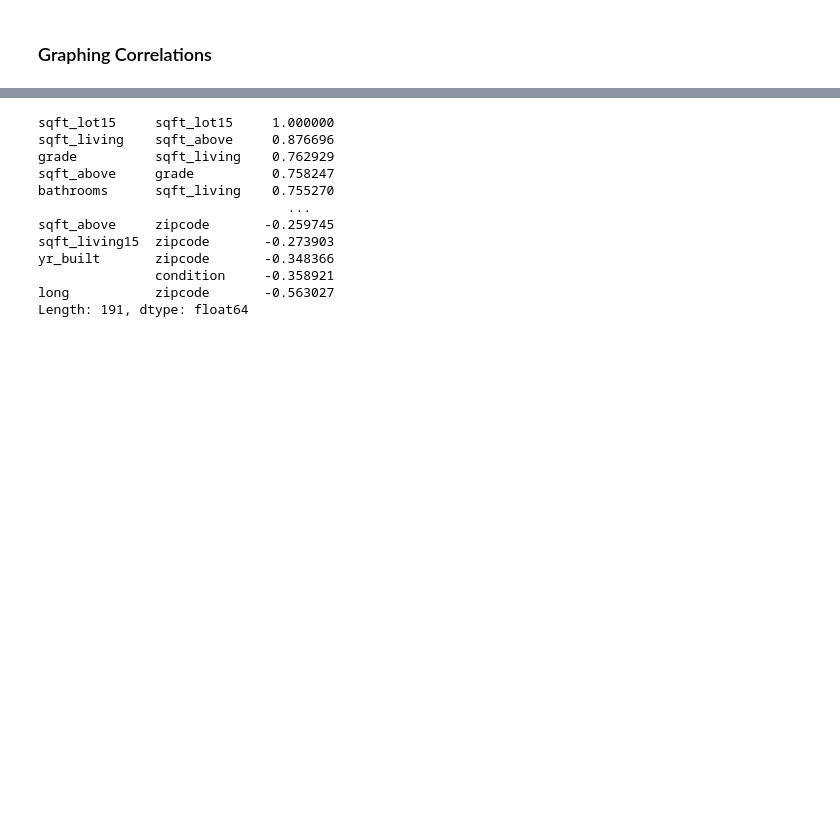
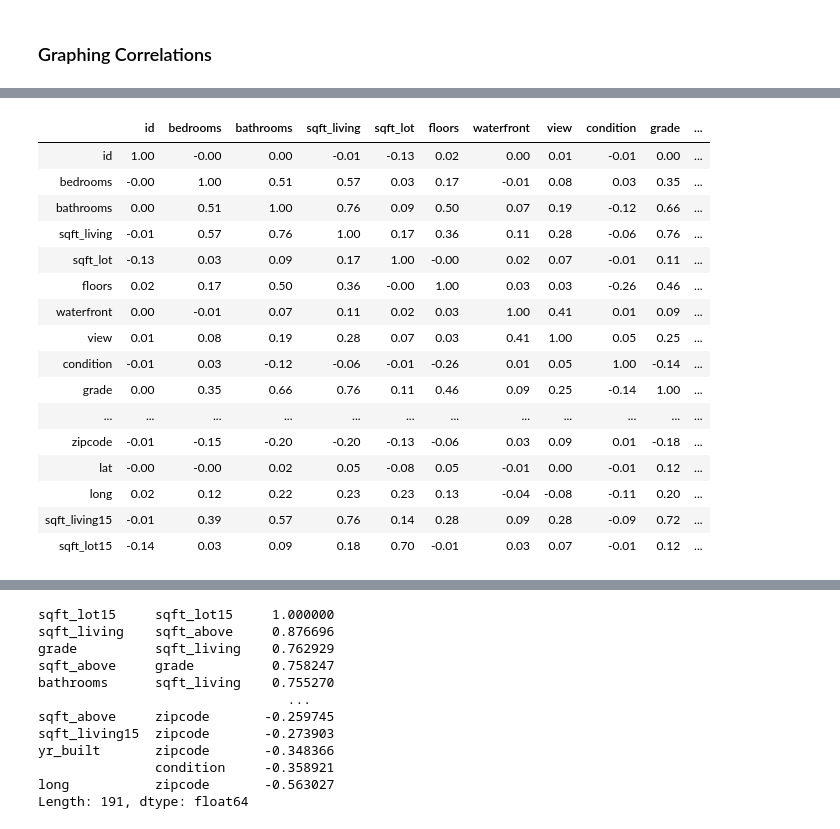
Before and after one commit to BenJMcCarty/Workbooks, a Jupyter notebook: P2_Project/Project_2_Workbook.ipynb, the cells around one changed output, grey strips where cells are left out. Saved outputs shown, nothing was run; the diff lists cells and outputs as text; code cells hidden in the pictures; blank space fills up the shorter version.

```diff
--- a/P2_Project/Project_2_Workbook.ipynb
+++ b/P2_Project/Project_2_Workbook.ipynb
@@ -202,0 +160,22 @@ corr.style.background_gradient(cmap='coolwarm')
+# %%
+## Get the correlation matrix for the data (without the target)
+corr = df.drop('price',axis=1).corr()
+corr.round(2)
+# %% [output]
+|  | id | bedrooms | bathrooms | sqft_living | sqft_lot | floors | waterfront | view | condition | grade | ... |
+| id | 1.00 | -0.00 | 0.00 | -0.01 | -0.13 | 0.02 | 0.00 | 0.01 | -0.01 | 0.00 | ... |
+| bedrooms | -0.00 | 1.00 | 0.51 | 0.57 | 0.03 | 0.17 | -0.01 | 0.08 | 0.03 | 0.35 | ... |
+| bathrooms | 0.00 | 0.51 | 1.00 | 0.76 | 0.09 | 0.50 | 0.07 | 0.19 | -0.12 | 0.66 | ... |
+| sqft_living | -0.01 | 0.57 | 0.76 | 1.00 | 0.17 | 0.36 | 0.11 | 0.28 | -0.06 | 0.76 | ... |
+| sqft_lot | -0.13 | 0.03 | 0.09 | 0.17 | 1.00 | -0.00 | 0.02 | 0.07 | -0.01 | 0.11 | ... |
+| floors | 0.02 | 0.17 | 0.50 | 0.36 | -0.00 | 1.00 | 0.03 | 0.03 | -0.26 | 0.46 | ... |
+| waterfront | 0.00 | -0.01 | 0.07 | 0.11 | 0.02 | 0.03 | 1.00 | 0.41 | 0.01 | 0.09 | ... |
+| view | 0.01 | 0.08 | 0.19 | 0.28 | 0.07 | 0.03 | 0.41 | 1.00 | 0.05 | 0.25 | ... |
+| condition | -0.01 | 0.03 | -0.12 | -0.06 | -0.01 | -0.26 | 0.01 | 0.05 | 1.00 | -0.14 | ... |
+| grade | 0.00 | 0.35 | 0.66 | 0.76 | 0.11 | 0.46 | 0.09 | 0.25 | -0.14 | 1.00 | ... |
+| ... | ... | ... | ... | ... | ... | ... | ... | ... | ... | ... | ... |
+| zipcode | -0.01 | -0.15 | -0.20 | -0.20 | -0.13 | -0.06 | 0.03 | 0.09 | 0.01 | -0.18 | ... |
+| lat | -0.00 | -0.00 | 0.02 | 0.05 | -0.08 | 0.05 | -0.01 | 0.00 | -0.01 | 0.12 | ... |
+| long | 0.02 | 0.12 | 0.22 | 0.23 | 0.23 | 0.13 | -0.04 | -0.08 | -0.11 | 0.20 | ... |
+| sqft_living15 | -0.01 | 0.39 | 0.57 | 0.76 | 0.14 | 0.28 | 0.09 | 0.28 | -0.09 | 0.72 | ... |
+| sqft_lot15 | -0.14 | 0.03 | 0.09 | 0.18 | 0.70 | -0.01 | 0.03 | 0.07 | -0.01 | 0.12 | ... |
```
Also changed, not shown: parts of 11 cells of this notebook.
